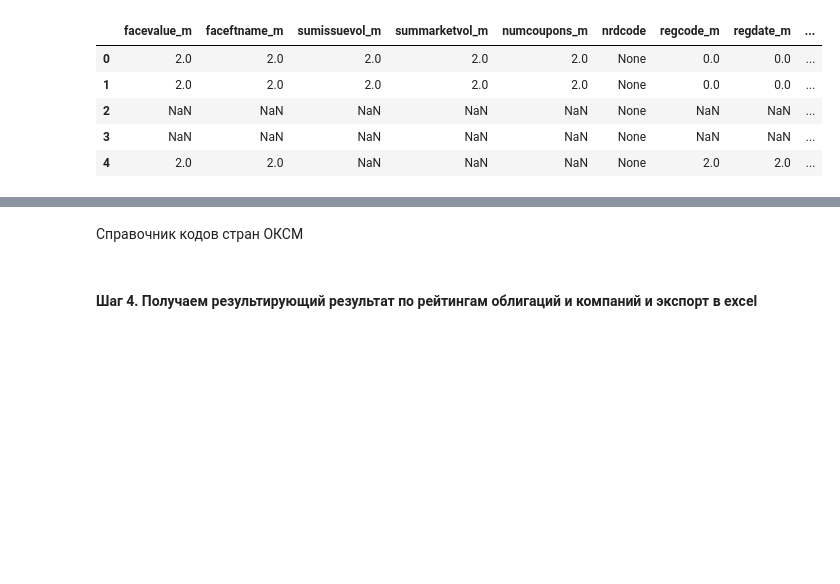
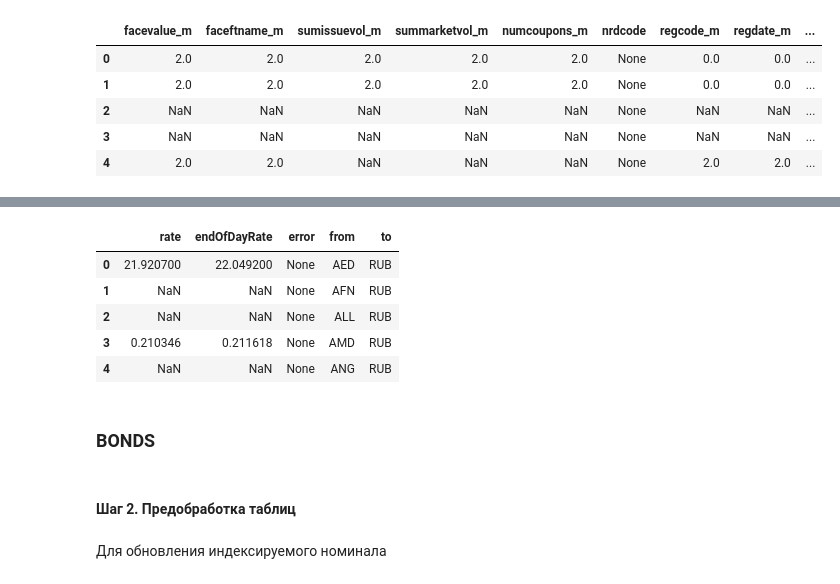
Before and after one commit to alexkobz/insurance, a Jupyter notebook: stocks.ipynb, the cells around one changed output, grey strips where cells are left out. Cells and saved outputs as stored; diff of their text form; code cells hidden in the pictures; blank space fills up the shorter version.

```diff
--- a/notebooks/ratings.ipynb
+++ b/stocks.ipynb
@@ -422,2 +91,0 @@ meltCompanies["report_date"] = pd.to_datetime(REPORT_DATE)
-# %% [markdown]
-Справочник кодов стран ОКСМ
@@ -433,2 +91,0 @@ meltBonds["country_code"] = meltBonds["country"].map(co)
-# %% [markdown]
-#### Шаг 4. Получаем результирующий результат по рейтингам облигаций и компаний и экспорт в excel
@@ -447,0 +92,14 @@ main("ratings.xlsx")
+# %%
+CurrencyRateDF = CurrencyRate().df
+CurrencyRateDF.head()
+# %% [output]
+|  | rate | endOfDayRate | error | from | to |
+| 0 | 21.920700 | 22.049200 | None | AED | RUB |
+| 1 | NaN | NaN | None | AFN | RUB |
+| 2 | NaN | NaN | None | ALL | RUB |
+| 3 | 0.210346 | 0.211618 | None | AMD | RUB |
+| 4 | NaN | NaN | None | ANG | RUB |
+# %% [markdown]
+### BONDS
+# %% [markdown]
+#### Шаг 2. Предобработка таблиц
@@ -447,0 +132,2 @@ main("ratings.xlsx")
+# %% [markdown]
+Для обновления индексируемого номинала
```
Also changed, not shown: parts of 108 cells of this notebook, 20 other files.
